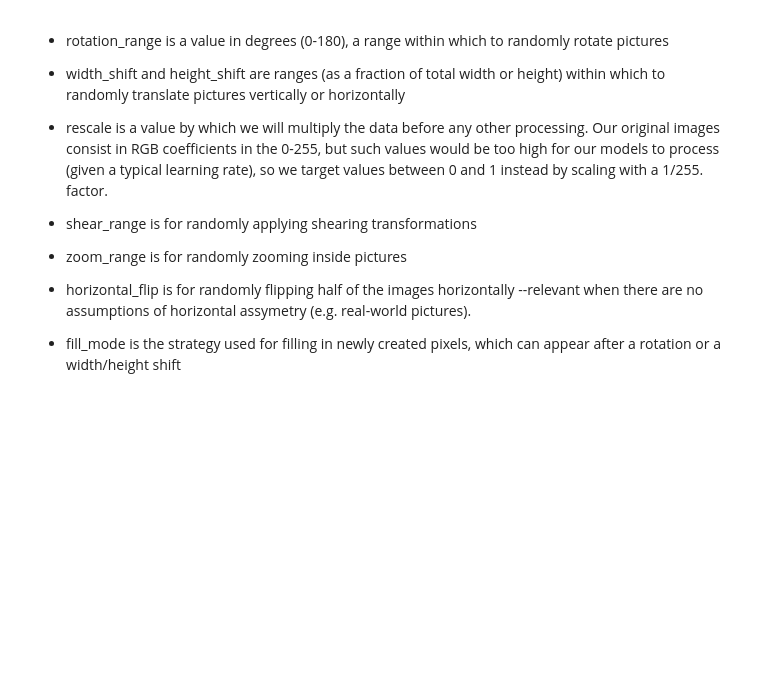
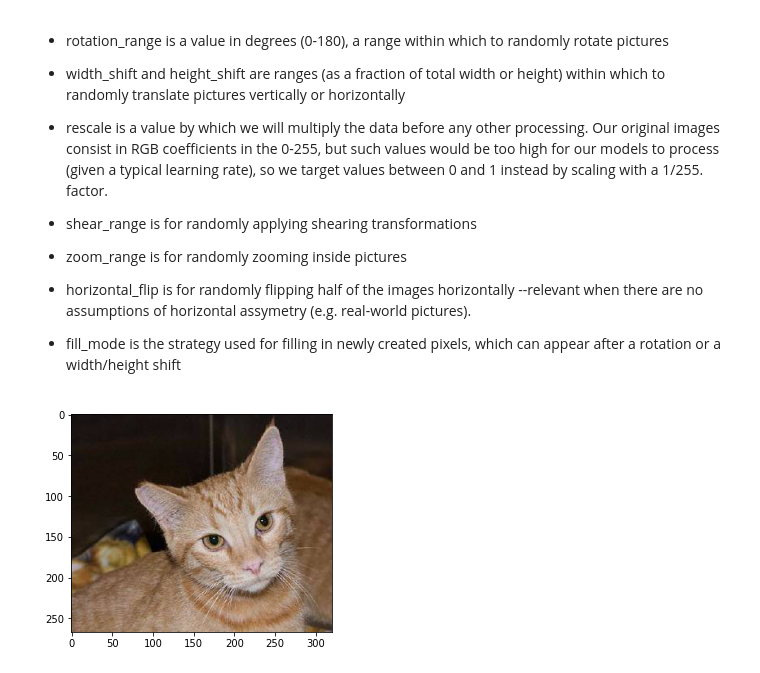
Before and after one commit to Meghashyamt/DataAugumentation, a Jupyter notebook: Data Augumentation.ipynb, the cells around one changed output. Saved outputs shown, nothing was run; the diff lists cells and outputs as text; code cells hidden in the pictures; blank space fills up the shorter version.

```diff
--- a/Data Augumentation.ipynb
+++ b/Data Augumentation.ipynb
@@ -19,24 +21,27 @@ instantiate generators of augmented image batches (and their labels) via .flow(d
 # %%
 from keras.preprocessing.image import ImageDataGenerator, array_to_img, img_to_array, load_img
 
 datagen = ImageDataGenerator(
         rotation_range=40,
         width_shift_range=0.2,
         height_shift_range=0.2,
         shear_range=0.2,
         zoom_range=0.2,
         horizontal_flip=True,
         fill_mode='nearest')
 
 img = load_img('/home/shyam/Documents/cat.14.jpg')  # this is a PIL image
 x = img_to_array(img)  # this is a Numpy array with shape (3, 150, 150)
 x = x.reshape((1,) + x.shape)  # this is a Numpy array with shape (1, 3, 150, 150)
 
 # the .flow() command below generates batches of randomly transformed images
 # and saves the results to the `preview/` directory
 i = 0
 for batch in datagen.flow(x, batch_size=1,
                           save_to_dir='preview', save_prefix='cat', save_format='jpeg'):
     i += 1
     if i > 20:
+        plt.imshow(img)
         break  # otherwise the generator would loop indefinitely
+# %% [output]
+[figure, added]
```
Also changed, not shown: parts of 3 cells of this notebook.
